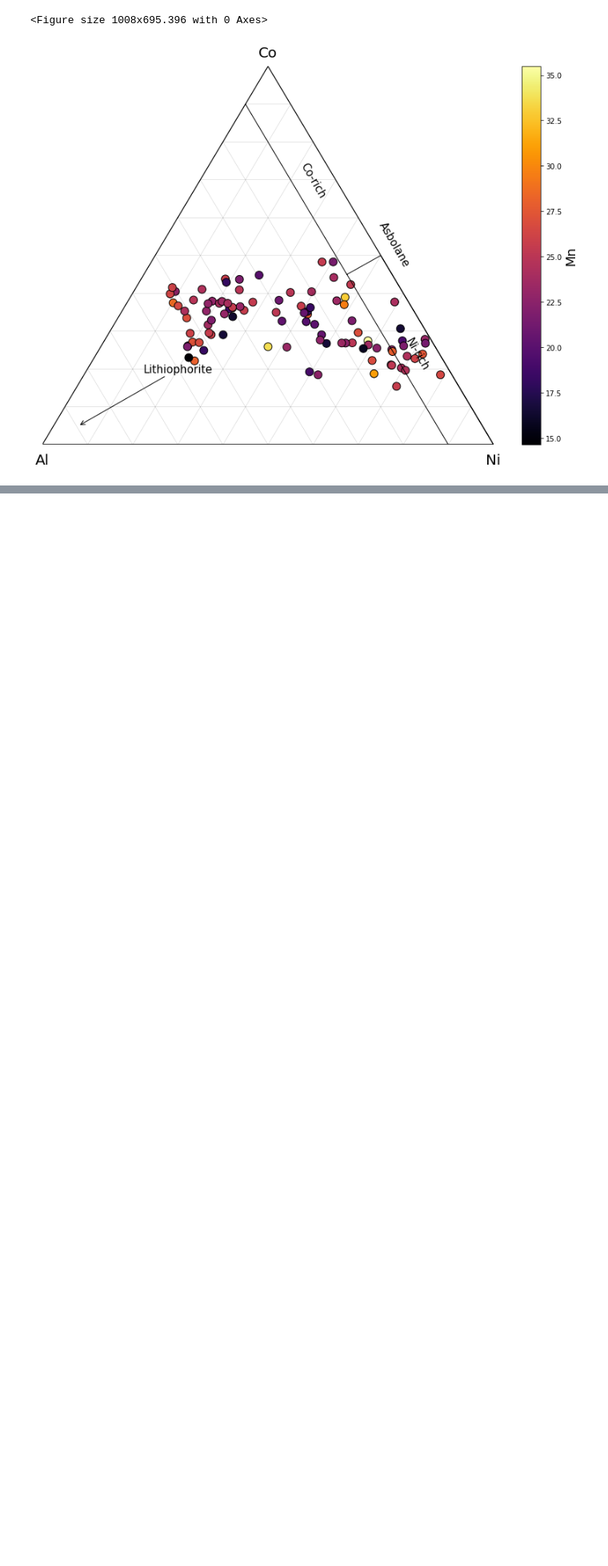
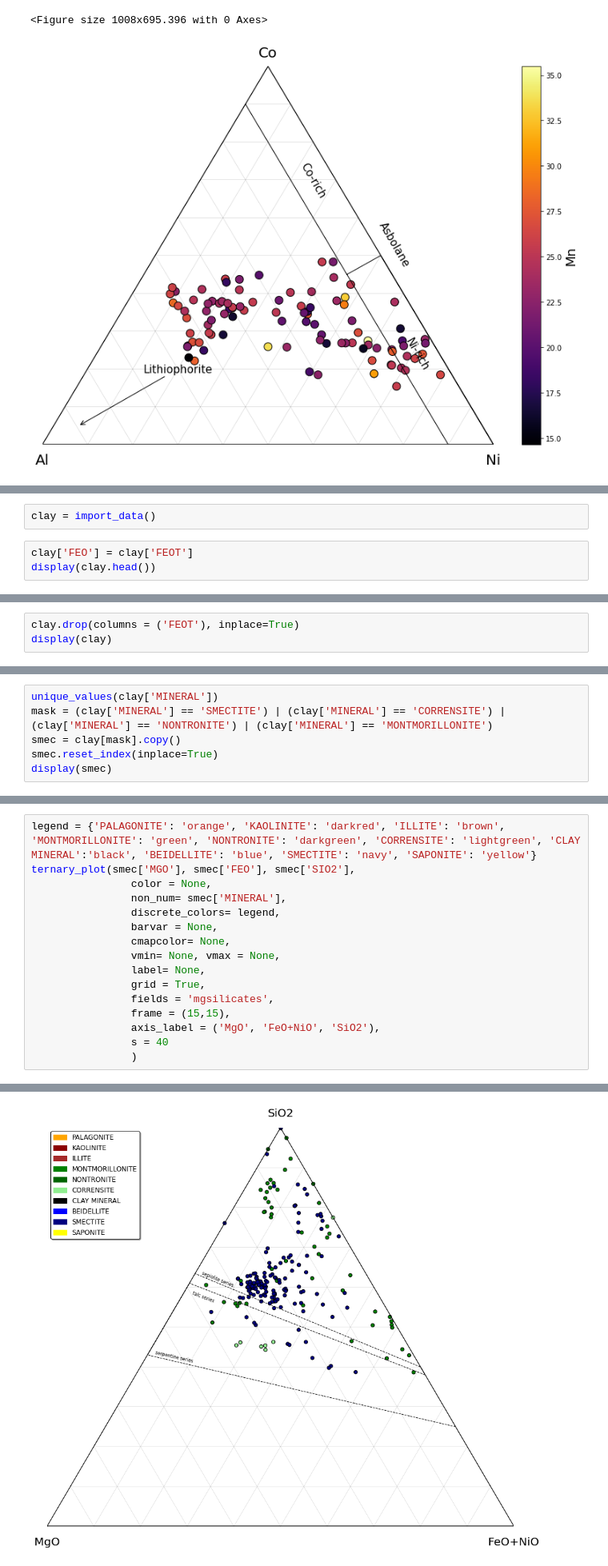
Before and after one commit to mattlamachado/Ternaryplot_Mineral_Classif, a Jupyter notebook: ternary_mineral_classif_1.2.ipynb, the cells around one changed output, grey strips where cells are left out. Shown: that part at 80% size. Drawn from its saved outputs; the diff is of its cells as text; blank space fills up the shorter version.

Commit message:
clay minerals testing

```diff
--- a/ternary_mineral_classif_1.2.ipynb
+++ b/ternary_mineral_classif_1.2.ipynb
@@ -434,0 +437,5 @@ file name: asbolane_biocobalt_byMn
+# %%
+clay = import_data()
+# %%
+clay['FEO'] = clay['FEOT']
+display(clay.head())
@@ -434,0 +449,3 @@ file name: asbolane_biocobalt_byMn
+# %%
+clay.drop(columns = ('FEOT'), inplace=True)
+display(clay)
@@ -434,0 +482,6 @@ file name: asbolane_biocobalt_byMn
+# %%
+unique_values(clay['MINERAL'])
+mask = (clay['MINERAL'] == 'SMECTITE') | (clay['MINERAL'] == 'CORRENSITE') | (clay['MINERAL'] == 'NONTRONITE') | (clay['MINERAL'] == 'MONTMORILLONITE')
+smec = clay[mask].copy()
+smec.reset_index(inplace=True)
+display(smec)
@@ -434,0 +503,17 @@ file name: asbolane_biocobalt_byMn
+# %%
+legend = {'PALAGONITE': 'orange', 'KAOLINITE': 'darkred', 'ILLITE': 'brown', 'MONTMORILLONITE': 'green', 'NONTRONITE': 'darkgreen', 'CORRENSITE': 'lightgreen', 'CLAY MINERAL':'black', 'BEIDELLITE': 'blue', 'SMECTITE': 'navy', 'SAPONITE': 'yellow'}
+ternary_plot(smec['MGO'], smec['FEO'], smec['SIO2'],
+                color = None,
+                non_num= smec['MINERAL'],
+                discrete_colors= legend,
+                barvar = None,
+                cmapcolor= None,
+                vmin= None, vmax = None,
+                label= None,
+                grid = True,
+                fields = 'mgsilicates',
+                frame = (15,15),
+                axis_label = ('MgO', 'FeO+NiO', 'SiO2'),
+                s = 40
+                )
+# %% [output]
@@ -434,0 +521 @@ file name: asbolane_biocobalt_byMn
+[figure, added]
```
Also changed, not shown: parts of 7 cells of this notebook, 3 other files.
